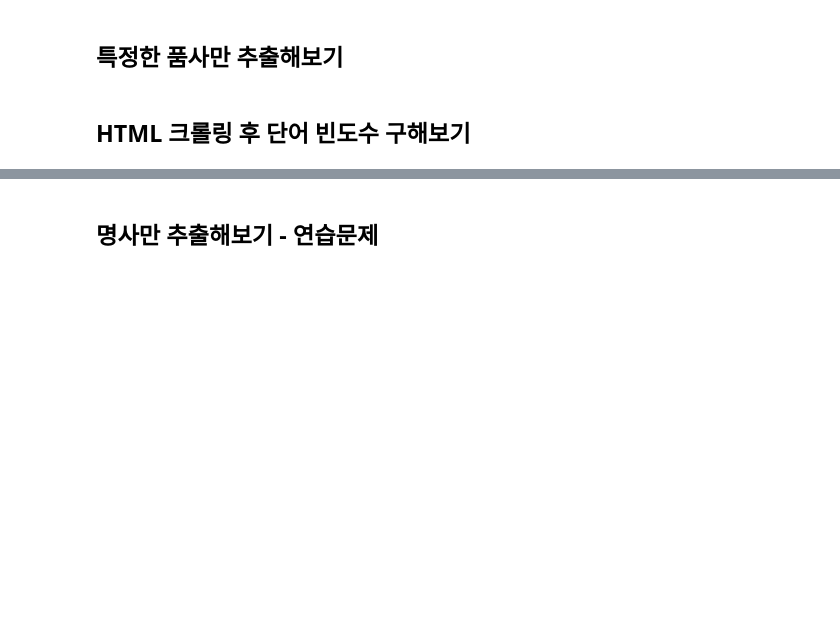
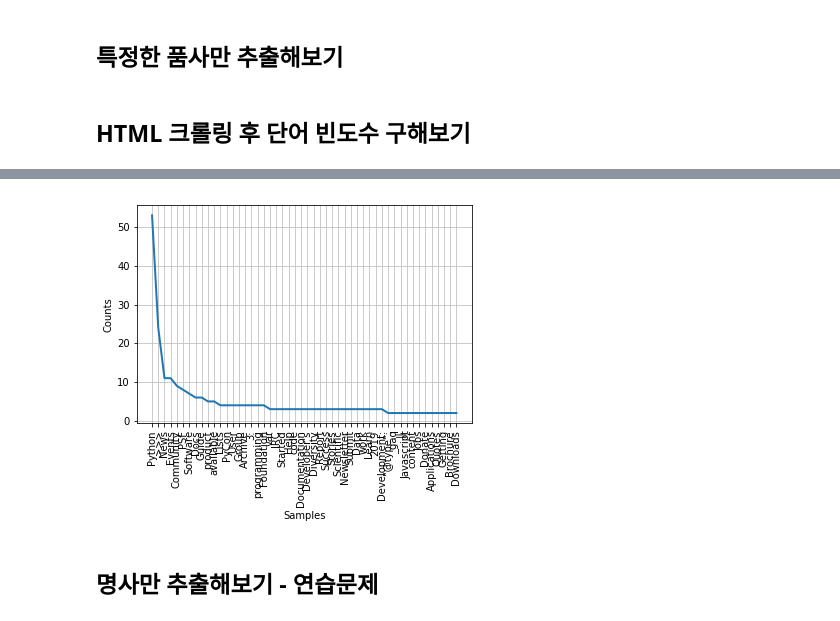
Before and after one commit to Parkchanjun/SKC_Text_Preprocessing, a Jupyter notebook: [학생용]SKC_텍스트_전처리_실습자료.ipynb, the cells around one changed output, grey strips where cells are left out. Drawn from its saved outputs; the diff is of its cells as text; code cells hidden in the pictures; blank space fills up the shorter version.

```diff
--- a/[학생용]SKC_텍스트_전처리_실습자료.ipynb
+++ b/[학생용]SKC_텍스트_전처리_실습자료.ipynb
@@ -254,7 +254,9 @@ import matplotlib
 import matplotlib.pyplot as plt
 import random
 
+nltk.download('averaged_perceptron_tagger')
 nltk.download('stopwords')
+
 
 response=urllib.request.urlopen('http://python.org/') #웹에 정보를 요청한 후, 돌려받은 응답을 저장하여 ‘응답 객체(HTTPResponse)’를 반환한다.
 #print("Response: ",response)
@@ -279,3 +281,4 @@ for tok in tokens:
 
 Freq_dist_nltk=nltk.FreqDist(clean_tokens) #FreqDist 클래스는 문서에 사용된 단어(토큰)의 사용빈도 정보를 담는 클래스이다.
 Freq_dist_nltk.plot(50, cumulative=False)
+# %% [output]
@@ -282,3 +293,4 @@ Freq_dist_nltk.plot(50, cumulative=False)
+[figure, added]
 # %% [markdown]
 ## 명사만 추출해보기 - 연습문제
 # %%
```
Also changed, not shown: parts of 2 cells of this notebook, 2 other files.
